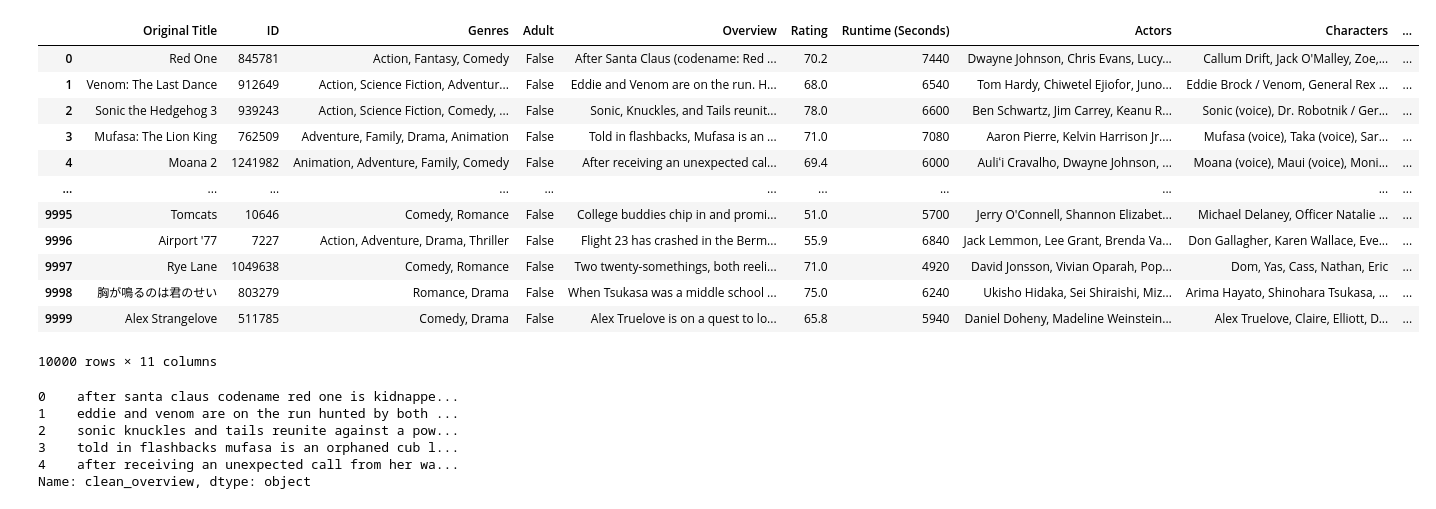
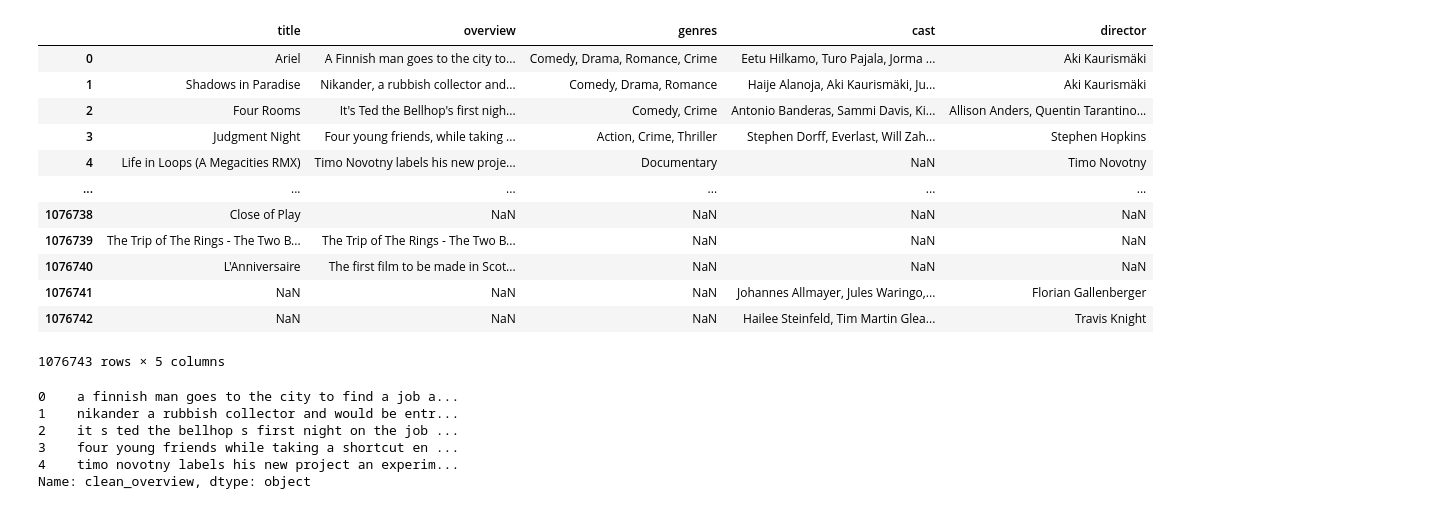
Before and after one commit to cheenoxd/movie-finder, a Jupyter notebook: backend/models/recommender.ipynb, the cells around one changed output. Saved outputs shown, nothing was run; the diff lists cells and outputs as text; code cells hidden in the pictures.

Commit message:
chore: clean commits

```diff
--- a/backend/models/recommender.ipynb
+++ b/backend/models/recommender.ipynb
@@ -1,30 +1,36 @@
 # %%
 import numpy as np
 import pandas as pd
 import re
 import nltk
 
 
-movies = pd.read_csv("movie_data.csv")
+cols = ['title', 'overview', 'genres', 'cast', 'director']
+movies = pd.read_csv("movies.csv", usecols=cols)
+# print(movies.head(10))
+
+
 movies
 # %% [output]
-|  | Original Title | ID | Genres | Adult | Overview | Rating | Runtime (Seconds) | Actors | Characters | ... |
-| 0 | Red One | 845781 | Action, Fantasy, Comedy | False | After Santa Claus (codename: Red ... | 70.2 | 7440 | Dwayne Johnson, Chris Evans, Lucy... | Callum Drift, Jack O'Malley, Zoe,... | ... |
-| 1 | Venom: The Last Dance | 912649 | Action, Science Fiction, Adventur... | False | Eddie and Venom are on the run. H... | 68.0 | 6540 | Tom Hardy, Chiwetel Ejiofor, Juno... | Eddie Brock / Venom, General Rex ... | ... |
-| 2 | Sonic the Hedgehog 3 | 939243 | Action, Science Fiction, Comedy, ... | False | Sonic, Knuckles, and Tails reunit... | 78.0 | 6600 | Ben Schwartz, Jim Carrey, Keanu R... | Sonic (voice), Dr. Robotnik / Ger... | ... |
-| 3 | Mufasa: The Lion King | 762509 | Adventure, Family, Drama, Animation | False | Told in flashbacks, Mufasa is an ... | 71.0 | 7080 | Aaron Pierre, Kelvin Harrison Jr.... | Mufasa (voice), Taka (voice), Sar... | ... |
-| 4 | Moana 2 | 1241982 | Animation, Adventure, Family, Comedy | False | After receiving an unexpected cal... | 69.4 | 6000 | Auliʻi Cravalho, Dwayne Johnson, ... | Moana (voice), Maui (voice), Moni... | ... |
-| ... | ... | ... | ... | ... | ... | ... | ... | ... | ... | ... |
-| 9995 | Tomcats | 10646 | Comedy, Romance | False | College buddies chip in and promi... | 51.0 | 5700 | Jerry O'Connell, Shannon Elizabet... | Michael Delaney, Officer Natalie ... | ... |
-| 9996 | Airport '77 | 7227 | Action, Adventure, Drama, Thriller | False | Flight 23 has crashed in the Berm... | 55.9 | 6840 | Jack Lemmon, Lee Grant, Brenda Va... | Don Gallagher, Karen Wallace, Eve... | ... |
-| 9997 | Rye Lane | 1049638 | Comedy, Romance | False | Two twenty-somethings, both reeli... | 71.0 | 4920 | David Jonsson, Vivian Oparah, Pop... | Dom, Yas, Cass, Nathan, Eric | ... |
-| 9998 | 胸が鳴るのは君のせい | 803279 | Romance, Drama | False | When Tsukasa was a middle school ... | 75.0 | 6240 | Ukisho Hidaka, Sei Shiraishi, Miz... | Arima Hayato, Shinohara Tsukasa, ... | ... |
-| 9999 | Alex Strangelove | 511785 | Comedy, Drama | False | Alex Truelove is on a quest to lo... | 65.8 | 5940 | Daniel Doheny, Madeline Weinstein... | Alex Truelove, Claire, Elliott, D... | ... |
+|  | title | overview | genres | cast | director |
+| 0 | Ariel | A Finnish man goes to the city to... | Comedy, Drama, Romance, Crime | Eetu Hilkamo, Turo Pajala, Jorma ... | Aki Kaurismäki |
+| 1 | Shadows in Paradise | Nikander, a rubbish collector and... | Comedy, Drama, Romance | Haije Alanoja, Aki Kaurismäki, Ju... | Aki Kaurismäki |
+| 2 | Four Rooms | It's Ted the Bellhop's first nigh... | Comedy, Crime | Antonio Banderas, Sammi Davis, Ki... | Allison Anders, Quentin Tarantino... |
+| 3 | Judgment Night | Four young friends, while taking ... | Action, Crime, Thriller | Stephen Dorff, Everlast, Will Zah... | Stephen Hopkins |
+| 4 | Life in Loops (A Megacities RMX) | Timo Novotny labels his new proje... | Documentary | NaN | Timo Novotny |
+| ... | ... | ... | ... | ... | ... |
+| 1076738 | Close of Play | NaN | NaN | NaN | NaN |
+| 1076739 | The Trip of The Rings - The Two B... | The Trip of The Rings - The Two B... | NaN | NaN | NaN |
+| 1076740 | L'Anniversaire | The first film to be made in Scot... | NaN | NaN | NaN |
+| 1076741 | NaN | NaN | NaN | Johannes Allmayer, Jules Waringo,... | Florian Gallenberger |
+| 1076742 | NaN | NaN | NaN | Hailee Steinfeld, Tim Martin Glea... | Travis Knight |
-10000 rows × 11 columns
+1076743 rows × 5 columns
 # %%
 ## Process Data
+
+
 ## Clean up overviews
-movies['clean_overview'] = movies['Overview'].fillna('')
+movies['clean_overview'] = movies['overview'].fillna('')
 
 # Clean up text: Convert to lowercase, remove non-alphanumeric characters, and trim spaces
 movies['clean_overview'] = movies['clean_overview'].apply(
@@ -36,11 +42,11 @@ movies['clean_overview'] = movies['clean_overview'].apply(
 
 print(movies['clean_overview'].head())
 # %% [output]
-0    after santa claus codename red one is kidnappe...
-1    eddie and venom are on the run hunted by both ...
-2    sonic knuckles and tails reunite against a pow...
-3    told in flashbacks mufasa is an orphaned cub l...
-4    after receiving an unexpected call from her wa...
+0    a finnish man goes to the city to find a job a...
+1    nikander a rubbish collector and would be entr...
+2    it s ted the bellhop s first night on the job ...
+3    four young friends while taking a shortcut en ...
+4    timo novotny labels his new project an experim...
 Name: clean_overview, dtype: object
 # %%
 # Tokenize Sentence
```
Also changed, not shown: parts of 11 cells of this notebook, 29 other files.
